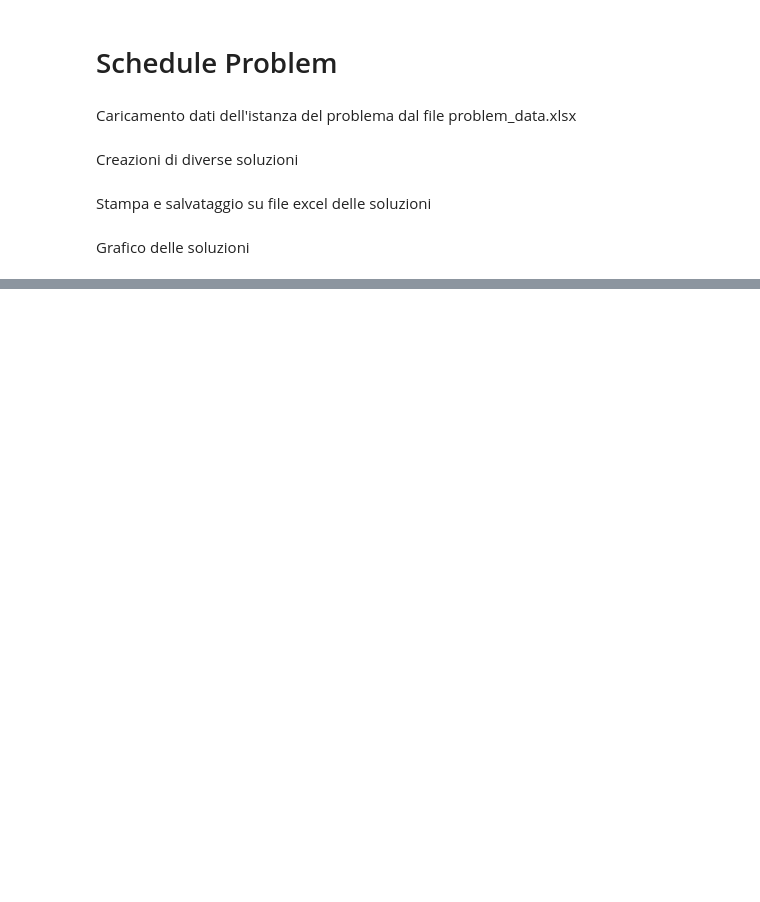
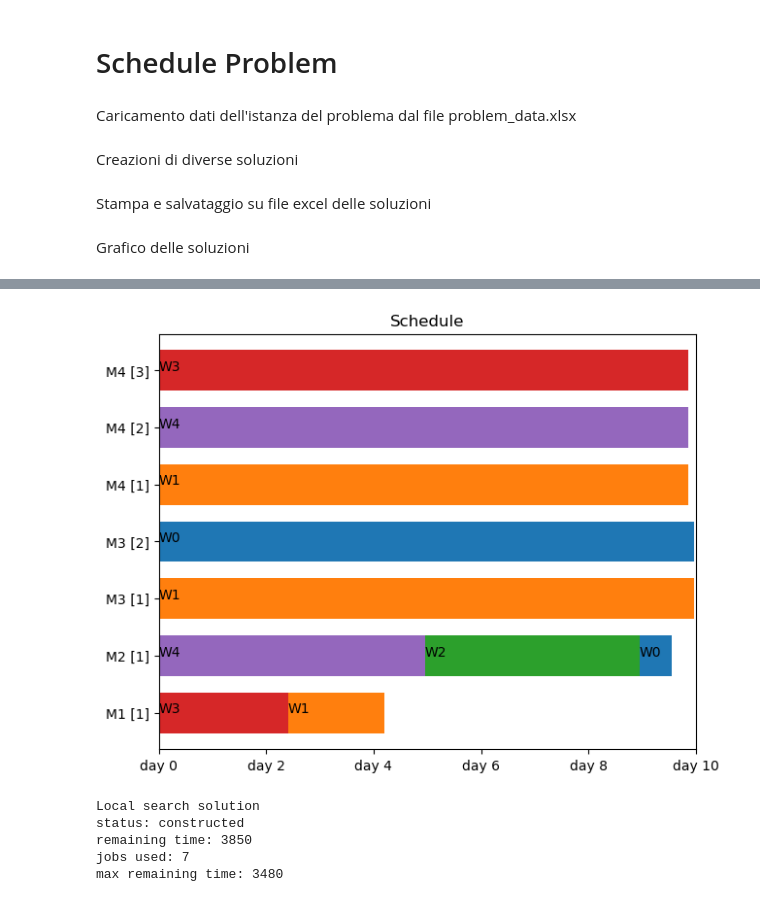
Before and after one commit to AngeloLongano/schedule_machine_project, a Jupyter notebook: show_results.ipynb, the cells around one changed output, grey strips where cells are left out. Saved outputs shown, nothing was run; the diff lists cells and outputs as text; code cells hidden in the pictures; blank space fills up the shorter version.

Commit message:
implemented local search

```diff
--- a/show_results.ipynb
+++ b/show_results.ipynb
@@ -59,0 +73,16 @@ constructed
+# %%
+sol_local_search = local_search(solution)
+sol_local_search.standard_order()
+draw_gantt_chart(sol_local_search, is_label_work_type=True)
+print(f"Local search solution")
+print(f"status: {sol_local_search.status}")
+print(f"remaining time: {sol_local_search.remaining_time()}")
+print(f"jobs used: {sol_local_search.jobs_used()}")
+print(f"max remaining time: {sol_local_search.max_remaining_time()}")
+# %% [output]
+[figure, added]
+Local search solution
+status: constructed
+remaining time: 3850
+jobs used: 7
+max remaining time: 3480
```
Also changed, not shown: parts of 4 cells of this notebook, 6 other files.
